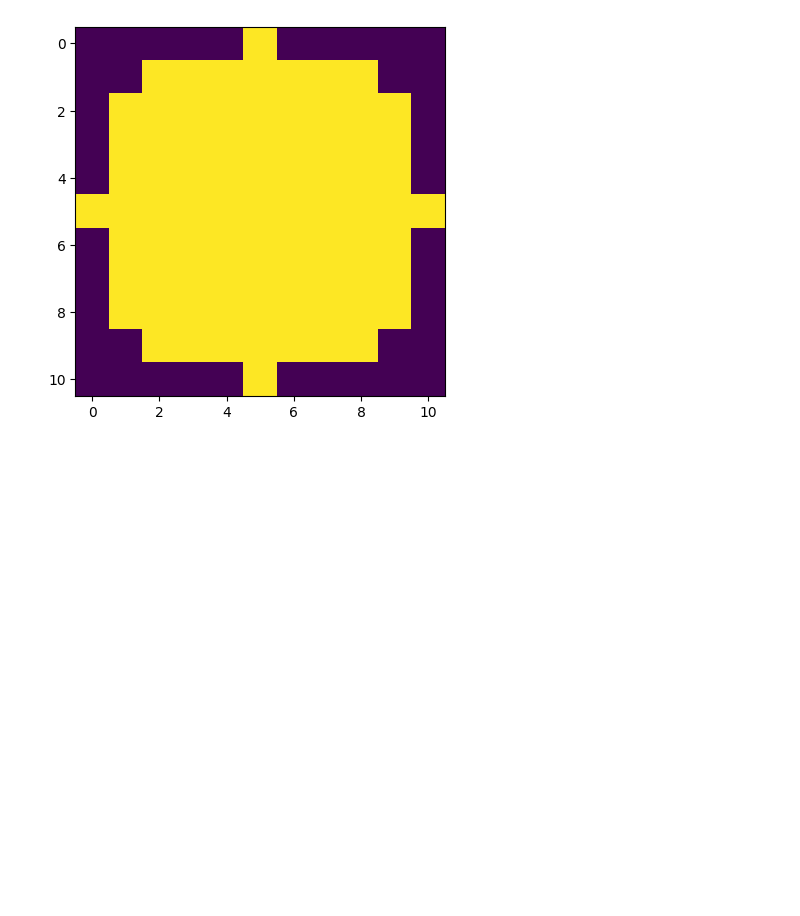
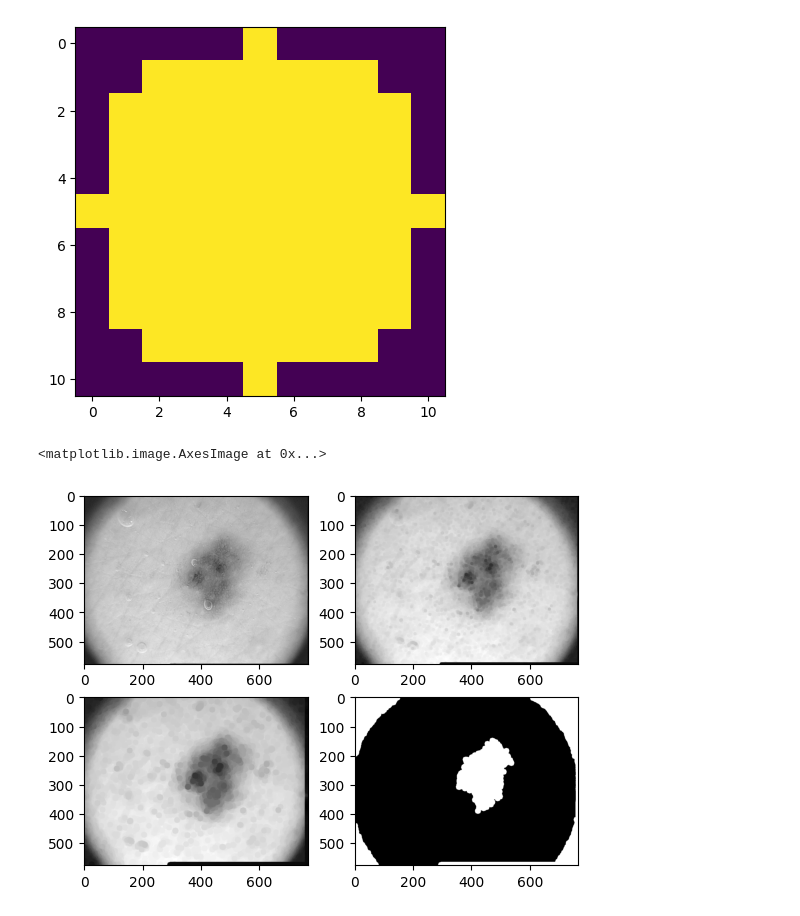
Before and after one commit to Rapuris/Medical-Image-Analysis-Spring-2024, a Jupyter notebook: skin.ipynb, the cells around one changed output. Drawn from its saved outputs; the diff is of its cells as text; code cells hidden in the pictures; blank space fills up the shorter version.

Commit message:
initial threshold with Otsu

```diff
--- a/skin.ipynb
+++ b/skin.ipynb
@@ -85,7 +85,7 @@ def generate_discrete_disk(radius):
     distances = np.sqrt((x - center)**2 + (y - center)**2)
 
     # Create a mask for the disk
-    disk_mask = (distances <= radius).astype(int)
+    disk_mask = (distances <= radius).astype(np.uint8)
 
     return disk_mask
 
@@ -101,3 +101,22 @@ plt.imshow(disk)
 Discrete Disk:
 <matplotlib.image.AxesImage at 0x...>
 [figure]
+# %%
+im = cv2.cvtColor(images[1], cv2.COLOR_BGR2GRAY)
+plt.figure()
+plt.subplot(221)
+plt.imshow(im, cmap = "gray")
+plt.subplot(222)
+im = cv2.erode(im, disk)
+plt.imshow(im, cmap = "gray")
+
+plt.subplot(223)
+im = cv2.erode(im, disk)
+plt.imshow(im, cmap = "gray")
+
+plt.subplot(224)
+_, im = cv2.threshold(im, 0, 255, cv2.THRESH_OTSU + cv2.THRESH_BINARY_INV)
+plt.imshow(im, cmap = "gray")
+# %% [output]
+<matplotlib.image.AxesImage at 0x...>
+[figure, added]
```
